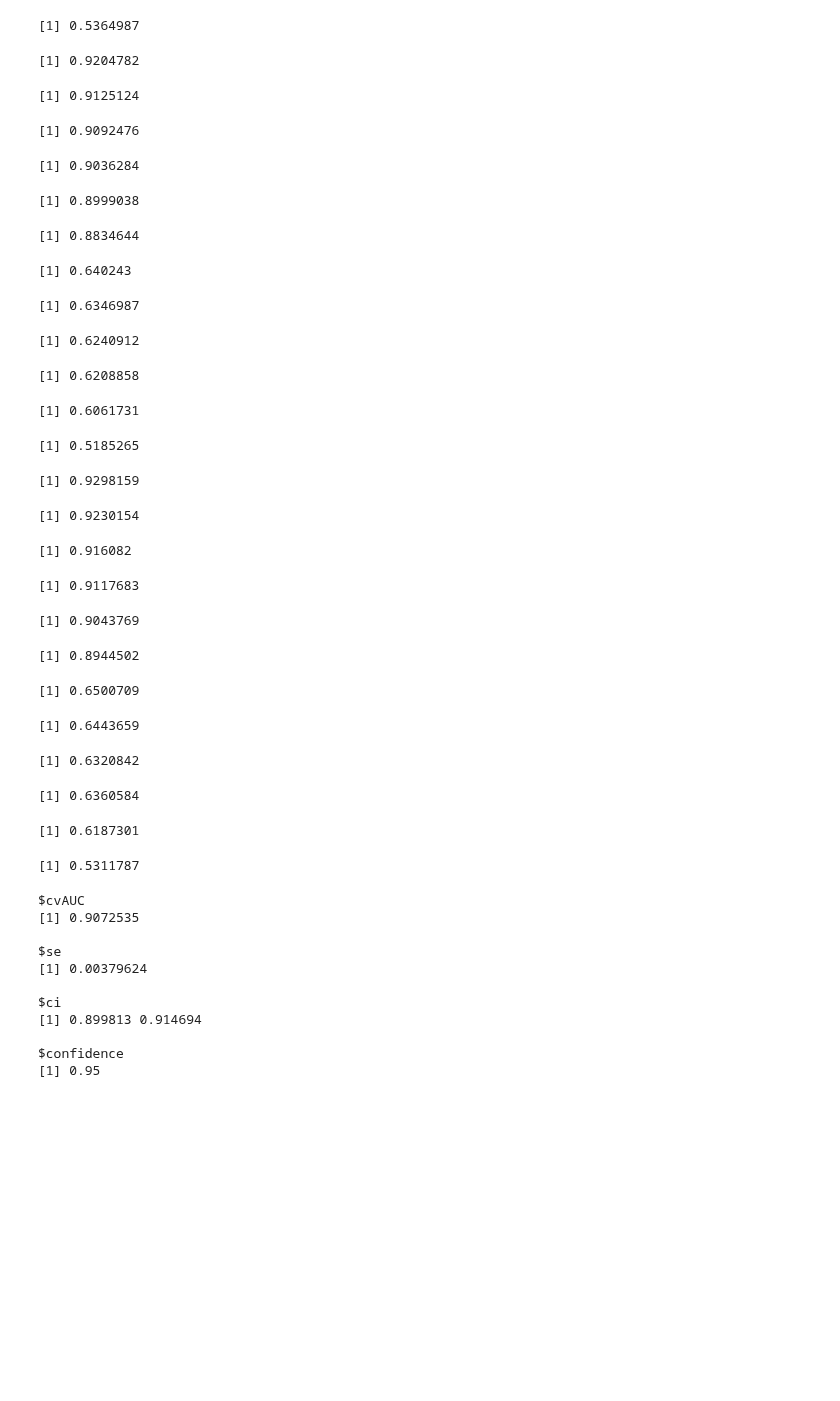
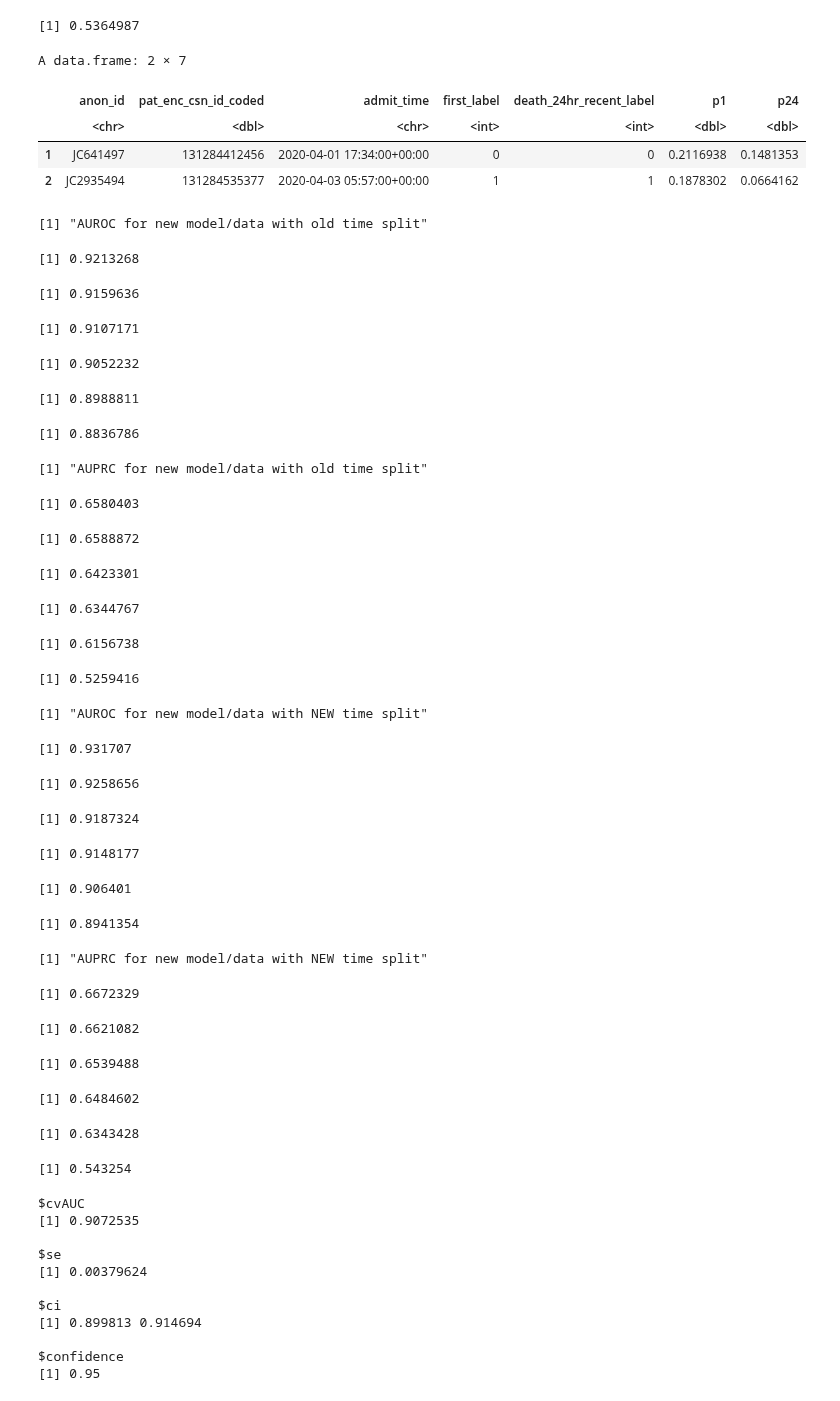
Before and after one commit to Minh084/TDA, a Jupyter notebook: shc2021/20_model_performance_R.ipynb, the cells around one changed output. Drawn from its saved outputs; the diff is of its cells as text; code cells hidden in the pictures; blank space fills up the shorter version.

```diff
--- a/shc2021/20_model_performance_R.ipynb
+++ b/shc2021/20_model_performance_R.ipynb
@@ -153,8 +207,17 @@ ROCR::performance(pred_rocr624, measure = "aucpr", x.measure = "cutoff")@y.value
 [1] 0.6572378
 [1] 0.8735469
 [1] 0.5364987
+# %%
+head(results6, 2)
+head(results)
+# %% [output]
+A data.frame: 2 × 7
+|  | anon_id | pat_enc_csn_id_coded | admit_time | first_label | death_24hr_recent_label | p1 | p24 |
+|  | <chr> | <dbl> | <chr> | <int> | <int> | <dbl> | <dbl> |
+| 1 | JC641497 | 131284412456 | 2020-04-01 17:34:00+00:00 | 0 | 0 | 0.2116938 | 0.1481353 |
+| 2 | JC2935494 | 131284535377 | 2020-04-03 05:57:00+00:00 | 1 | 1 | 0.1878302 | 0.0664162 |
 # %%
-# new model old split, time0
+# new model/data old split, time0
 pred21_rocr = ROCR::prediction(results2$p1, results2$first_label)
 pred23_rocr = ROCR::prediction(results2$p3, results2$death_3hr_recent_label)
 pred26_rocr = ROCR::prediction(results2$p6, results2$death_6hr_recent_label)
@@ -162,6 +225,7 @@ pred29_rocr = ROCR::prediction(results2$p9, results2$death_9hr_recent_label)
 pred212_rocr = ROCR::prediction(results2$p12, results2$death_12hr_recent_label)
 pred224_rocr = ROCR::prediction(results2$p24, results2$death_24hr_recent_label)
 
+print("AUROC for new model/data with old time split")
 # AUROC
 ROCR::performance(pred21_rocr, measure = "auc", x.measure = "cutoff")@y.values[[1]]
 ROCR::performance(pred23_rocr, measure = "auc", x.measure = "cutoff")@y.values[[1]]
@@ -170,6 +234,7 @@ ROCR::performance(pred29_rocr, measure = "auc", x.measure = "cutoff")@y.values[[
 ROCR::performance(pred212_rocr, measure = "auc", x.measure = "cutoff")@y.values[[1]]
 ROCR::performance(pred224_rocr, measure = "auc", x.measure = "cutoff")@y.values[[1]]
 
+print("AUPRC for new model/data with old time split")
 
 # AUPRC
 ROCR::performance(pred21_rocr, measure = "aucpr", x.measure = "cutoff")@y.values[[1]]
@@ -179,18 +244,20 @@ ROCR::performance(pred29_rocr, measure = "aucpr", x.measure = "cutoff")@y.values
 ROCR::performance(pred212_rocr, measure = "aucpr", x.measure = "cutoff")@y.values[[1]]
 ROCR::performance(pred224_rocr, measure = "aucpr", x.measure = "cutoff")@y.values[[1]]
 # %% [output]
-[1] 0.9204782
+[1] "AUROC for new model/data with old time split"
-[1] 0.9125124
+[1] 0.9213268
-[1] 0.9092476
+[1] 0.9159636
-[1] 0.9036284
+[1] 0.9107171
-[1] 0.8999038
+[1] 0.9052232
-[1] 0.8834644
+[1] 0.8988811
-[1] 0.640243
+[1] 0.8836786
-[1] 0.6346987
+[1] "AUPRC for new model/data with old time split"
-[1] 0.6240912
+[1] 0.6580403
-[1] 0.6208858
+[1] 0.6588872
-[1] 0.6061731
+[1] 0.6423301
-[1] 0.5185265
+[1] 0.6344767
+[1] 0.6156738
+[1] 0.5259416
 # %%
 # new model new split
 pred1_rocr = ROCR::prediction(results$p1, results$first_label)
@@ -200,6 +267,7 @@ pred9_rocr = ROCR::prediction(results$p9, results$death_9hr_recent_label)
 pred12_rocr = ROCR::prediction(results$p12, results$death_12hr_recent_label)
 pred24_rocr = ROCR::prediction(results$p24, results$death_24hr_recent_label)
 
+print("AUROC for new model/data with NEW time split")
 # AUROC
 ROCR::performance(pred1_rocr, measure = "auc", x.measure = "cutoff")@y.values[[1]]
 ROCR::performance(pred3_rocr, measure = "auc", x.measure = "cutoff")@y.values[[1]]
@@ -208,6 +276,7 @@ ROCR::performance(pred9_rocr, measure = "auc", x.measure = "cutoff")@y.values[[1
 ROCR::performance(pred12_rocr, measure = "auc", x.measure = "cutoff")@y.values[[1]]
 ROCR::performance(pred24_rocr, measure = "auc", x.measure = "cutoff")@y.values[[1]]
 
+print("AUPRC for new model/data with NEW time split")
 # AUPRC
 ROCR::performance(pred1_rocr, measure = "aucpr", x.measure = "cutoff")@y.values[[1]]
 ROCR::performance(pred3_rocr, measure = "aucpr", x.measure = "cutoff")@y.values[[1]]
@@ -216,16 +285,18 @@ ROCR::performance(pred9_rocr, measure = "aucpr", x.measure = "cutoff")@y.values[
 ROCR::performance(pred12_rocr, measure = "aucpr", x.measure = "cutoff")@y.values[[1]]
 ROCR::performance(pred24_rocr, measure = "aucpr", x.measure = "cutoff")@y.values[[1]]
 # %% [output]
-[1] 0.9298159
+[1] "AUROC for new model/data with NEW time split"
-[1] 0.9230154
+[1] 0.931707
-[1] 0.916082
+[1] 0.9258656
-[1] 0.9117683
+[1] 0.9187324
-[1] 0.9043769
+[1] 0.9148177
-[1] 0.8944502
+[1] 0.906401
-[1] 0.6500709
+[1] 0.8941354
-[1] 0.6443659
+[1] "AUPRC for new model/data with NEW time split"
-[1] 0.6320842
+[1] 0.6672329
-[1] 0.6360584
+[1] 0.6621082
-[1] 0.6187301
+[1] 0.6539488
-[1] 0.5311787
+[1] 0.6484602
+[1] 0.6343428
+[1] 0.543254
 # %%
```
Also changed, not shown: parts of 43 cells of this notebook, 3 other files.
